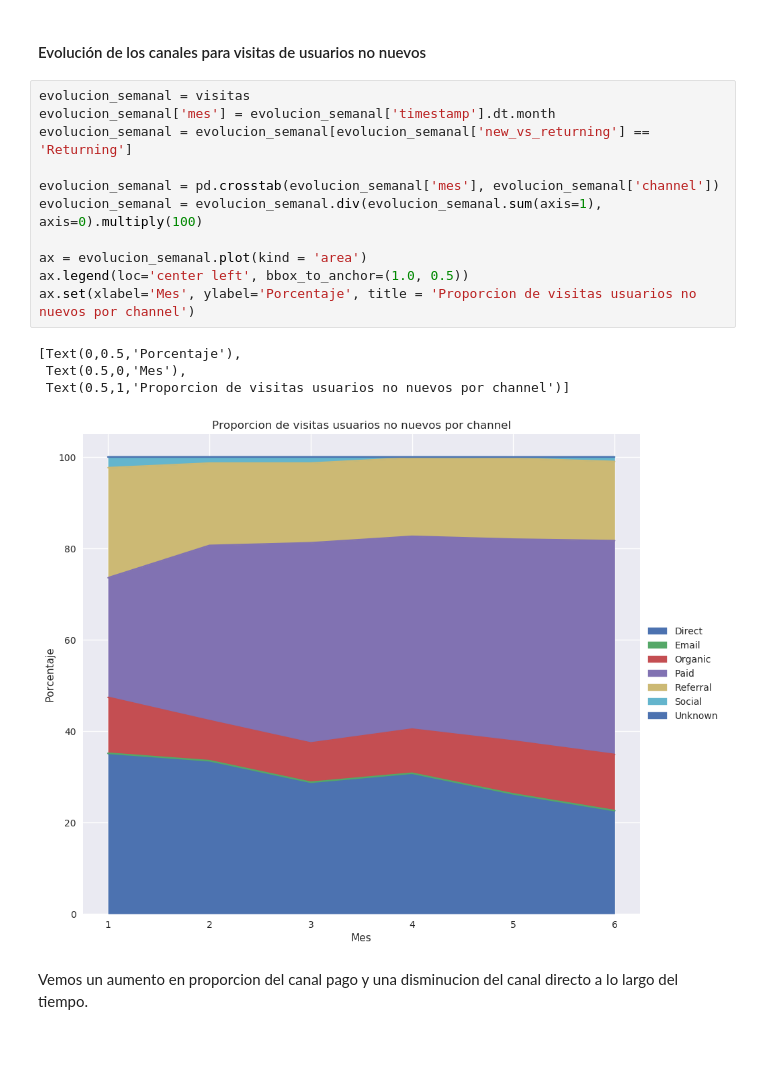
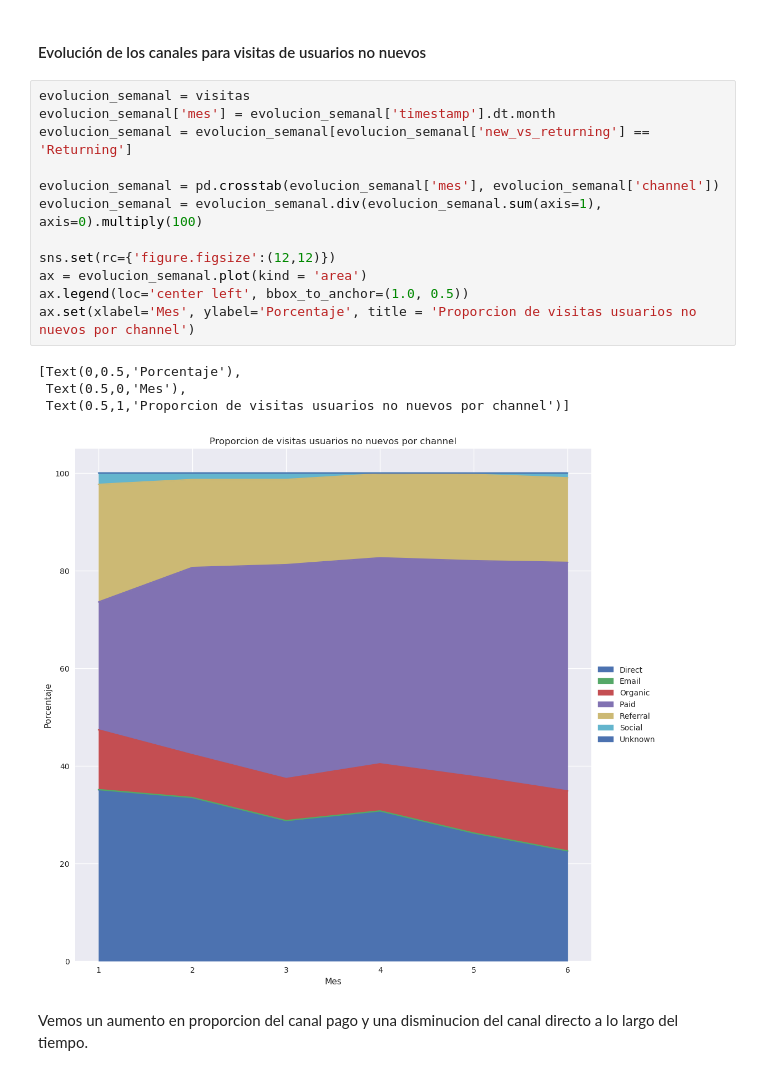
Before and after one commit to AlejandroKler/Datos-TP1, a Jupyter notebook: Analisis trafico y captacion de usuarios.ipynb, the cells around one changed output. Saved outputs shown, nothing was run; the diff lists cells and outputs as text; blank space fills up the shorter version.

```diff
--- a/Analisis trafico y captacion de usuarios.ipynb
+++ b/Analisis trafico y captacion de usuarios.ipynb
@@ -284,19 +284,20 @@ Vemos que el canal pago es el que mas visitas atrae, no solo para usuarios nuevo
 # %%
 evolucion_semanal = visitas
 evolucion_semanal['mes'] = evolucion_semanal['timestamp'].dt.month
 evolucion_semanal = evolucion_semanal[evolucion_semanal['new_vs_returning'] == 'Returning']
 
 evolucion_semanal = pd.crosstab(evolucion_semanal['mes'], evolucion_semanal['channel'])
 evolucion_semanal = evolucion_semanal.div(evolucion_semanal.sum(axis=1), axis=0).multiply(100)
 
+sns.set(rc={'figure.figsize':(12,12)})
 ax = evolucion_semanal.plot(kind = 'area')
 ax.legend(loc='center left', bbox_to_anchor=(1.0, 0.5))
 ax.set(xlabel='Mes', ylabel='Porcentaje', title = 'Proporcion de visitas usuarios no nuevos por channel')
 # %% [output]
 [Text(0,0.5,'Porcentaje'),
  Text(0.5,0,'Mes'),
  Text(0.5,1,'Proporcion de visitas usuarios no nuevos por channel')]
-[figure, old version]
+[figure, new version]
 # %% [markdown]
 Vemos un aumento en proporcion del canal pago y una disminucion del canal directo a lo largo del tiempo.
 # %% [markdown]
```
Also changed, not shown: 5 other files.
